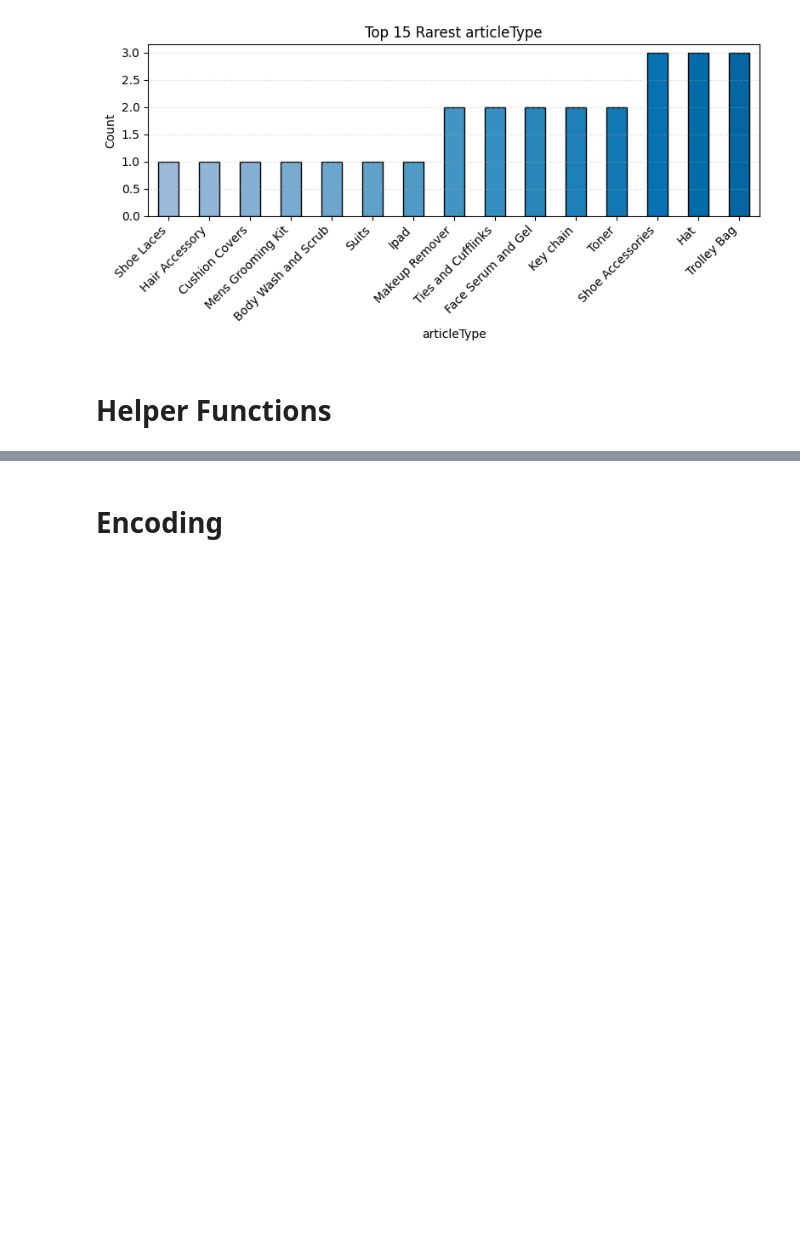
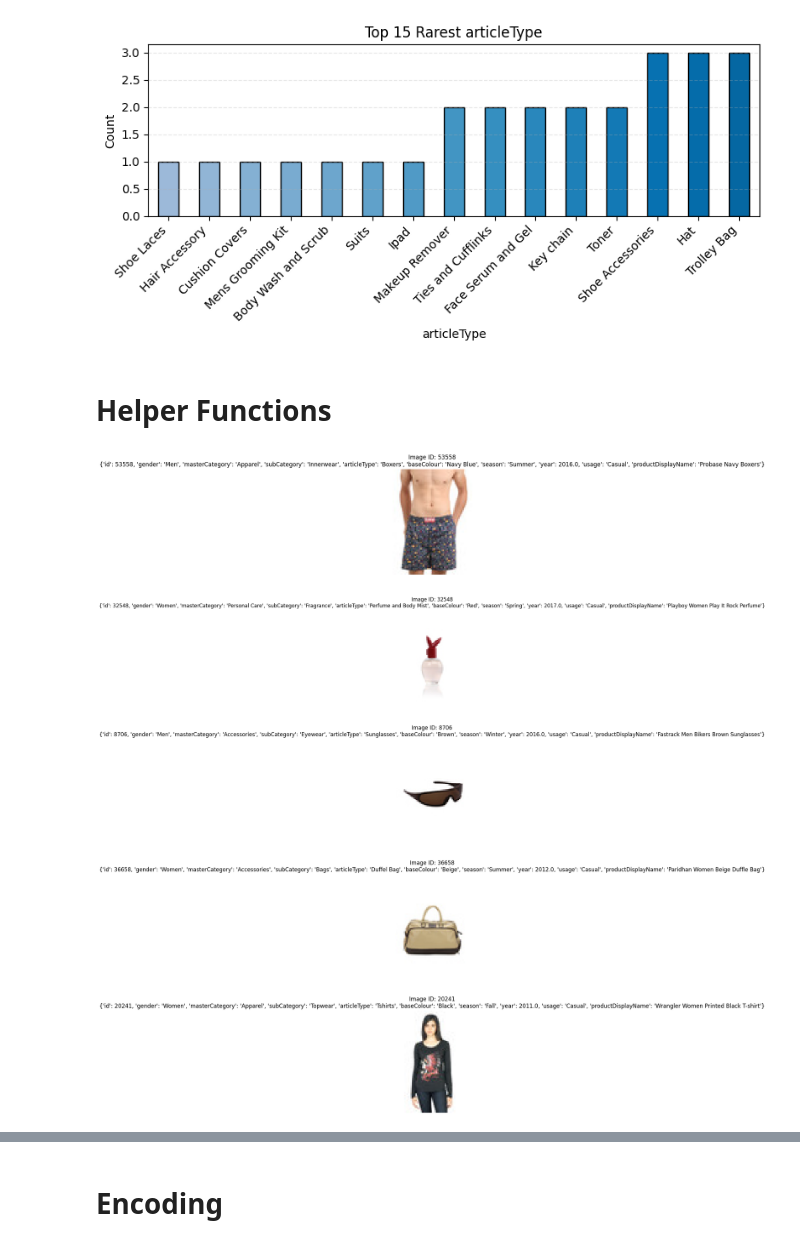
Before and after one commit to aminnademi/Predict-Fashion-Product-Images, a Jupyter notebook: Training/training_process.ipynb, the cells around one changed output, grey strips where cells are left out. Cells and saved outputs as stored; diff of their text form; code cells hidden in the pictures; blank space fills up the shorter version.

Commit message:
Test the "show_image" Function & Conduct Manual Feature Inspection to Detect Useless/Mergeable Features by Assessing Their Visual Patterns & Logi.

```diff
--- a/Training/training_process.ipynb
+++ b/Training/training_process.ipynb
@@ -191,3 +191,11 @@ def display_feature(df, columns):
         counts = df[col].value_counts().sort_values(ascending=False)
         for value, count in counts.items():
             print(f"{value:<25} {count}")
+# %%
+show_images(cleaned, n=5)
+# %% [output]
+[figure, added]
+[figure, added]
+[figure, added]
+[figure, added]
+[figure, added]
```
Also changed, not shown: parts of 2 cells of this notebook.
